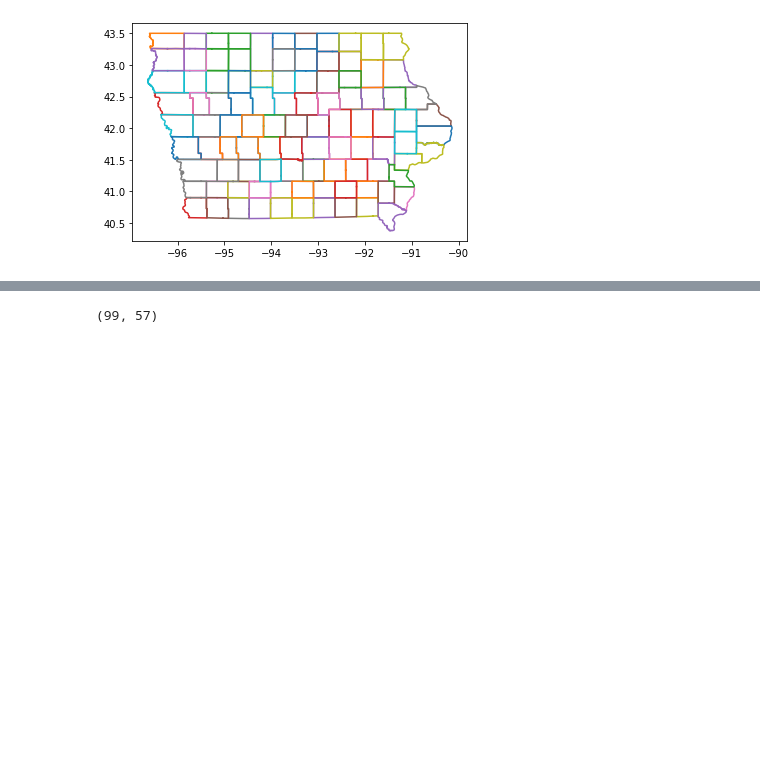
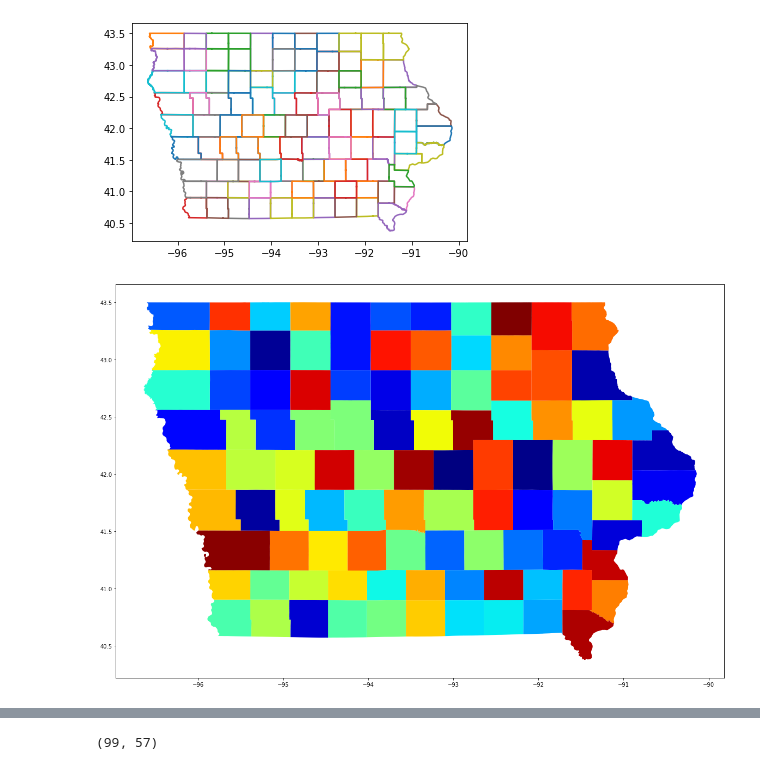
Before and after one commit to DIVYANI-DROI/Algorithmic-Redistricting, a Jupyter notebook: Math497startercode.ipynb, the cells around one changed output, grey strips where cells are left out. Drawn from its saved outputs; the diff is of its cells as text; code cells hidden in the pictures; blank space fills up the shorter version.

```diff
--- a/Math497startercode.ipynb
+++ b/Math497startercode.ipynb
@@ -27,3 +17,9 @@ plt.show()
 [figure]
 # %%
 IA = gp.read_file("IA_counties.shp")
+# %%
+fig, ax = plt.subplots(figsize = (20,20))
+IA.plot(ax = ax,cmap = 'jet')
+plt.show()
+# %% [output]
+[figure, added]
```
Also changed, not shown: parts of 11 cells of this notebook.
